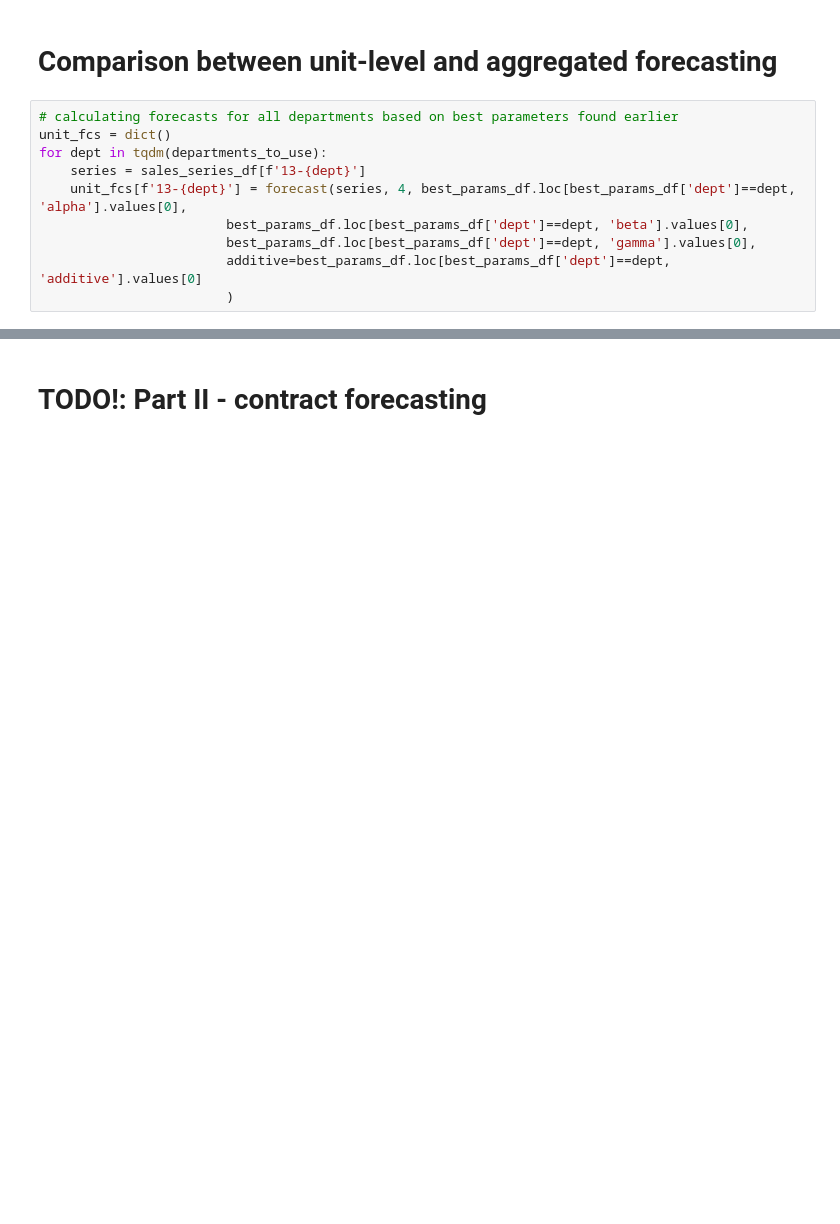
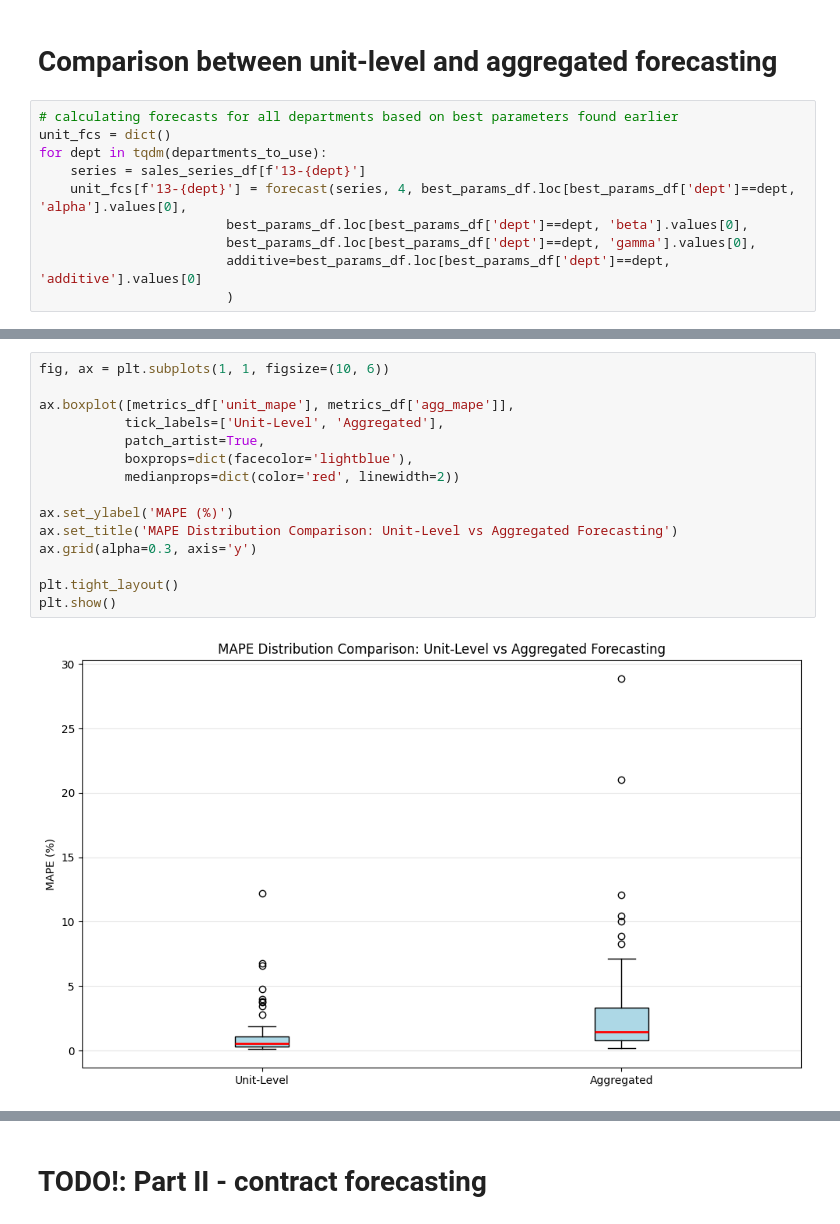
Before and after one commit to berbomeister/ws1-project, a Jupyter notebook: init.ipynb, the cells around one changed output, grey strips where cells are left out. Cells and saved outputs as stored; diff of their text form; blank space fills up the shorter version.

```diff
--- a/init.ipynb
+++ b/init.ipynb
@@ -544,0 +604,17 @@ metrics_df.sort_values(by='unit_mape',ascending=False)
+# %%
+fig, ax = plt.subplots(1, 1, figsize=(10, 6))
+
+ax.boxplot([metrics_df['unit_mape'], metrics_df['agg_mape']],
+           tick_labels=['Unit-Level', 'Aggregated'],
+           patch_artist=True,
+           boxprops=dict(facecolor='lightblue'),
+           medianprops=dict(color='red', linewidth=2))
+
+ax.set_ylabel('MAPE (%)')
+ax.set_title('MAPE Distribution Comparison: Unit-Level vs Aggregated Forecasting')
+ax.grid(alpha=0.3, axis='y')
+
+plt.tight_layout()
+plt.show()
+# %% [output]
+[figure, added]
```
Also changed, not shown: parts of 24 cells of this notebook, 1 other file.
